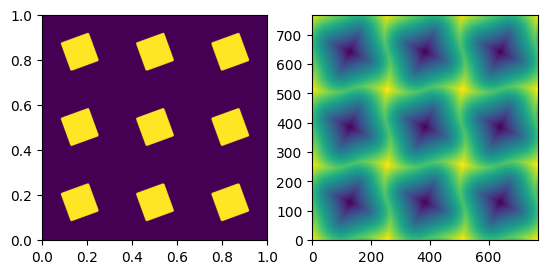
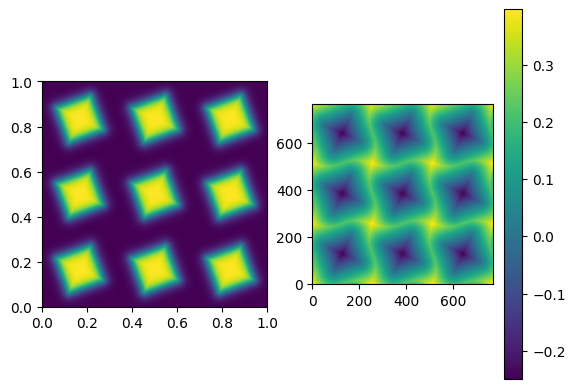
The notebook cell's code change between the first figure and the second:
--- before
+++ after
@@ -1,5 +1,5 @@
 # Rectangle
 center        = torch.nn.Parameter(torch.tensor([0.5, 0.5]))
-size          = torch.nn.Parameter(torch.tensor([0.4, 0.4]))
+size          = torch.nn.Parameter(torch.tensor([0.5, 0.5]))
 angle         = torch.nn.Parameter(torch.tensor(20.0))
 corner_radius = torch.tensor(0.02)
@@ -9,5 +9,5 @@
 rect_cell = UnitCell(lattice=lattice, scene=rect)
 
-image = rect_cell.mask(nx, ny, repeat=(3, 3), cartesian=True)
+image = rect_cell.mask(nx, ny, repeat=(3, 3), cartesian=True, soft=True, softness=0.04)
 
 sdf = rect_cell.rasterize(nx, ny, cartesian=True, repeat=(3, 3))
@@ -23,2 +23,3 @@
 plt.subplot(122)
 plt.imshow(sdf.cpu().detach(), origin='lower')
+plt.colorbar()

Commit: Changing logic is finished. The state is restored with better maintainability and working logic.